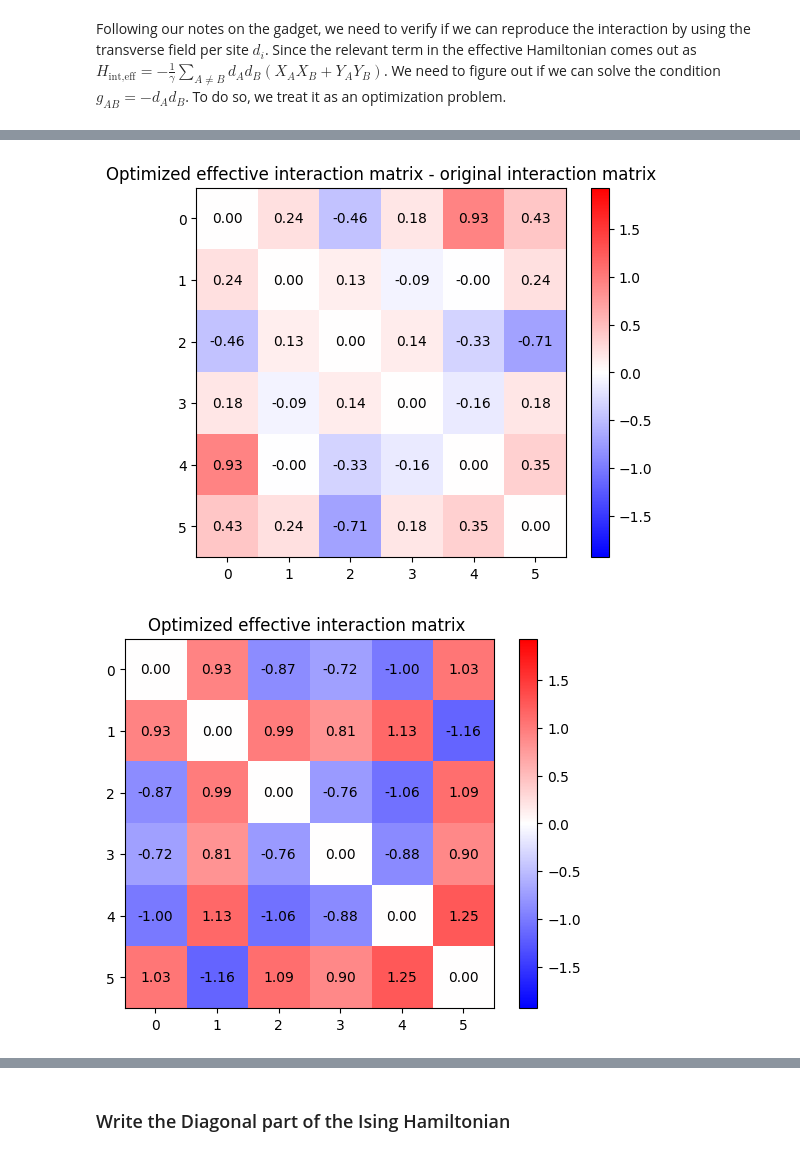
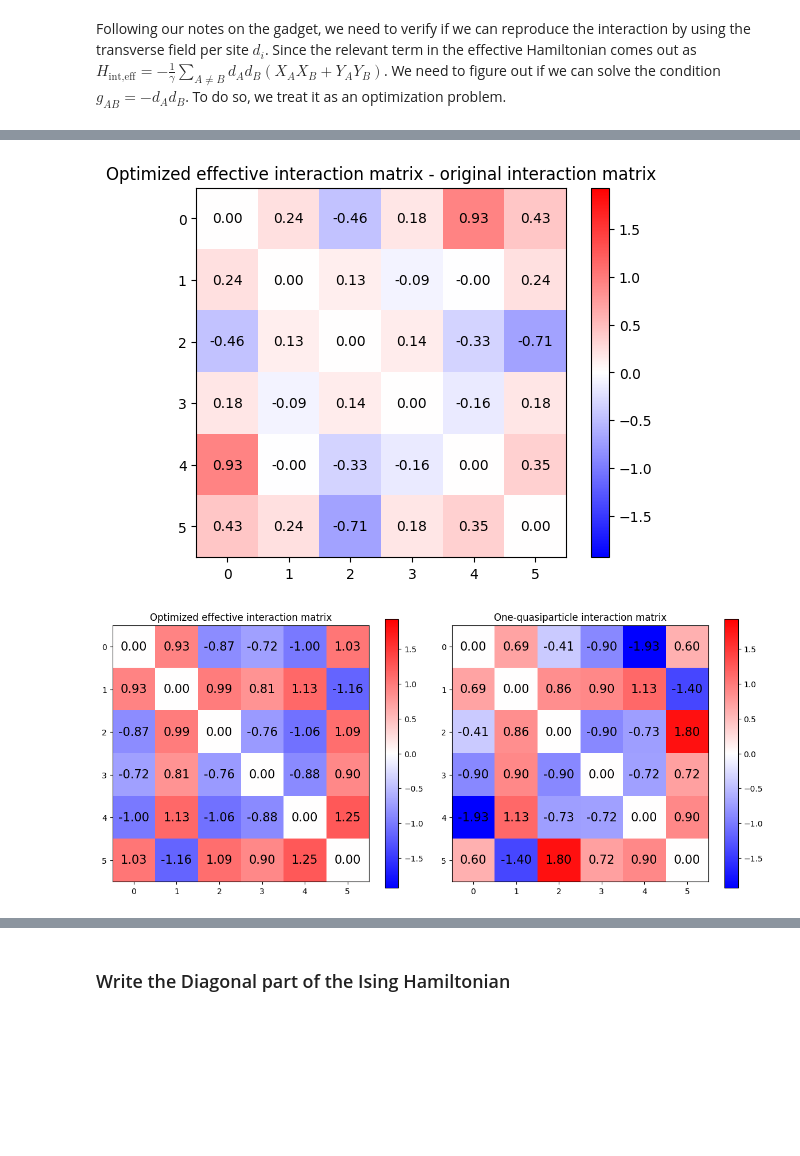
Before and after one commit to emacosta95/Gadget4NSMForQuantumSimulators, a Jupyter notebook: GadgetO18.ipynb, the cells around one changed output, grey strips where cells are left out. Saved outputs shown, nothing was run; the diff lists cells and outputs as text; code cells hidden in the pictures; blank space fills up the shorter version.

```diff
--- a/GadgetO18.ipynb
+++ b/GadgetO18.ipynb
@@ -94,19 +148,21 @@ plt.colorbar()
 plt.title("Optimized effective interaction matrix - original interaction matrix")
 plt.show()
 
-plt.imshow(OptimalFieldBe6.reconstructed(d_opt), cmap='bwr', vmin=-np.max(np.abs(g_matrix)), vmax=np.max(np.abs(g_matrix)))
-for i in range(n_qubits):
-    for j in range(n_qubits):
-        plt.text(j, i, f"{OptimalFieldBe6.reconstructed(d_opt)[i,j]:.2f}", ha='center', va='center', color='black')
-plt.colorbar()
-plt.title("Optimized effective interaction matrix ")
+fig, axes = plt.subplots(1, 2, figsize=(12, 5))
+
+vmax = np.max(np.abs(g_matrix))
+matrices = [OptimalFieldBe6.reconstructed(d_opt), g_matrix]
+titles = ["Optimized effective interaction matrix",
+          "One-quasiparticle interaction matrix"]
+
+for ax, mat, title in zip(axes, matrices, titles):
+    im = ax.imshow(mat, cmap='bwr', vmin=-vmax, vmax=vmax)
+    for i in range(n_qubits):
+        for j in range(n_qubits):
+            ax.text(j, i, f"{mat[i,j]:.2f}", ha='center', va='center', color='black',fontsize=15)
+    plt.colorbar(im, ax=ax)
+    ax.set_title(title)
+
+plt.tight_layout()
 plt.show()
-
-plt.imshow(g_matrix, cmap='bwr', vmin=-np.max(np.abs(g_matrix)), vmax=np.max(np.abs(g_matrix)))
-for i in range(n_qubits):
-    for j in range(n_qubits):
-        plt.text(j, i, f"{g_matrix[i,j]:.2f}", ha='center', va='center', color='black')
-plt.colorbar()
-plt.title("Single particle interaction matrix ")
-plt.show()
 # %% [output]
@@ -126,3 +182,3 @@ Optimized effective interaction matrix:
    3.53399276e-01  0.00000000e+00]]
 [figure]
-[figure, old version]
+[figure, new version]
```
Also changed, not shown: parts of 29 cells of this notebook, 6 other files.
